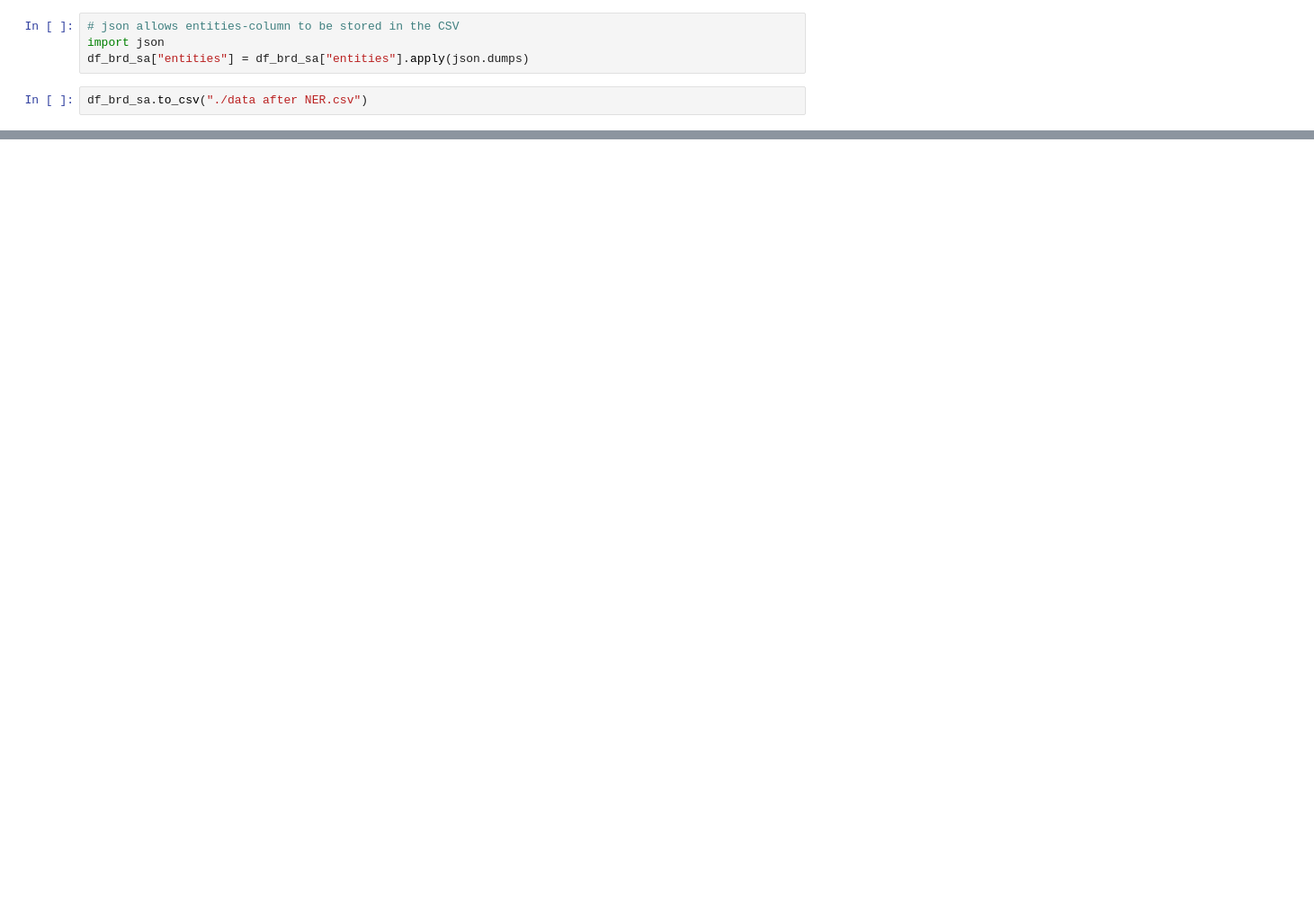
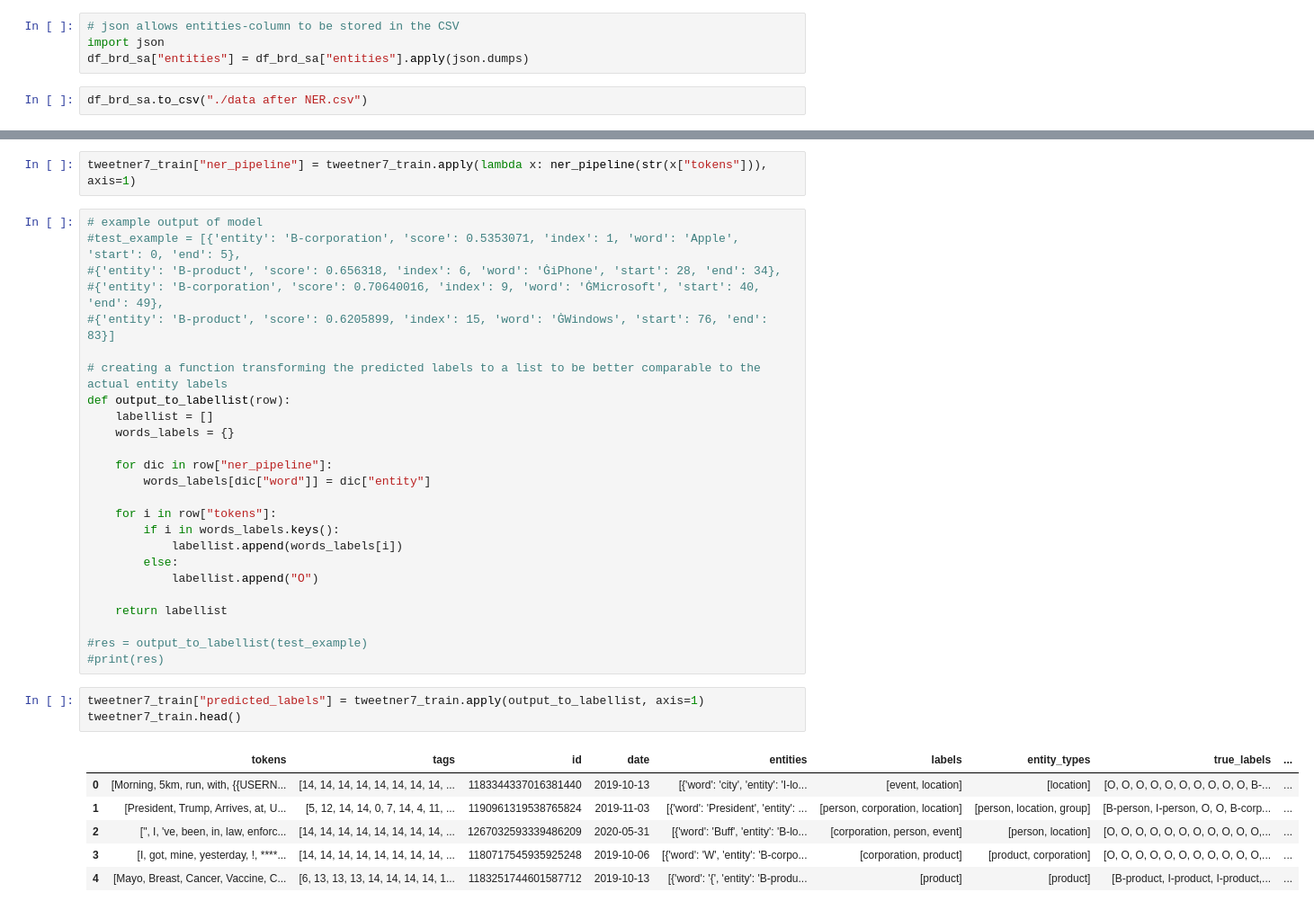
Before and after one commit to GeorgH02/thesis-code-3, a Jupyter notebook: NER_deep_learning.ipynb, the cells around one changed output, grey strips where cells are left out. Shown at 90% size. Saved outputs shown, nothing was run; the diff lists cells and outputs as text; blank space fills up the shorter version.

```diff
--- a/NER_deep_learning.ipynb
+++ b/NER_deep_learning.ipynb
@@ -451,0 +493,37 @@ df_brd_sa.to_csv("./data after NER.csv")
+# %%
+tweetner7_train["ner_pipeline"] = tweetner7_train.apply(lambda x: ner_pipeline(str(x["tokens"])), axis=1)
+# %%
+# example output of model
+#test_example = [{'entity': 'B-corporation', 'score': 0.5353071, 'index': 1, 'word': 'Apple', 'start': 0, 'end': 5},
+#{'entity': 'B-product', 'score': 0.656318, 'index': 6, 'word': 'ĠiPhone', 'start': 28, 'end': 34},
+#{'entity': 'B-corporation', 'score': 0.70640016, 'index': 9, 'word': 'ĠMicrosoft', 'start': 40, 'end': 49},
+#{'entity': 'B-product', 'score': 0.6205899, 'index': 15, 'word': 'ĠWindows', 'start': 76, 'end': 83}]
+
+# creating a function transforming the predicted labels to a list to be better comparable to the actual entity labels
+def output_to_labellist(row):
+    labellist = []
+    words_labels = {}
+
+    for dic in row["ner_pipeline"]:
+        words_labels[dic["word"]] = dic["entity"]
+
+    for i in row["tokens"]:
+        if i in words_labels.keys():
+            labellist.append(words_labels[i])
+        else:
+            labellist.append("O")
+
+    return labellist
+
+#res = output_to_labellist(test_example)
+#print(res)
+# %%
+tweetner7_train["predicted_labels"] = tweetner7_train.apply(output_to_labellist, axis=1)
+tweetner7_train.head()
+# %% [output]
+|  | tokens | tags | id | date | entities | labels | entity_types | true_labels | ... |
+| 0 | [Morning, 5km, run, with, {{USERN... | [14, 14, 14, 14, 14, 14, 14, 14, ... | 1183344337016381440 | 2019-10-13 | [{'word': 'city', 'entity': 'I-lo... | [event, location] | [location] | [O, O, O, O, O, O, O, O, O, O, B-... | ... |
+| 1 | [President, Trump, Arrives, at, U... | [5, 12, 14, 14, 0, 7, 14, 4, 11, ... | 1190961319538765824 | 2019-11-03 | [{'word': 'President', 'entity': ... | [person, corporation, location] | [person, location, group] | [B-person, I-person, O, O, B-corp... | ... |
+| 2 | [", I, 've, been, in, law, enforc... | [14, 14, 14, 14, 14, 14, 14, 14, ... | 1267032593339486209 | 2020-05-31 | [{'word': 'Buff', 'entity': 'B-lo... | [corporation, person, event] | [person, location] | [O, O, O, O, O, O, O, O, O, O, O,... | ... |
+| 3 | [I, got, mine, yesterday, !, ****... | [14, 14, 14, 14, 14, 14, 14, 14, ... | 1180717545935925248 | 2019-10-06 | [{'word': 'W', 'entity': 'B-corpo... | [corporation, product] | [product, corporation] | [O, O, O, O, O, O, O, O, O, O, O,... | ... |
+| 4 | [Mayo, Breast, Cancer, Vaccine, C... | [6, 13, 13, 13, 14, 14, 14, 14, 1... | 1183251744601587712 | 2019-10-13 | [{'word': '{', 'entity': 'B-produ... | [product] | [product] | [B-product, I-product, I-product,... | ... |
```
Also changed, not shown: parts of 15 cells of this notebook, 2 other files.
